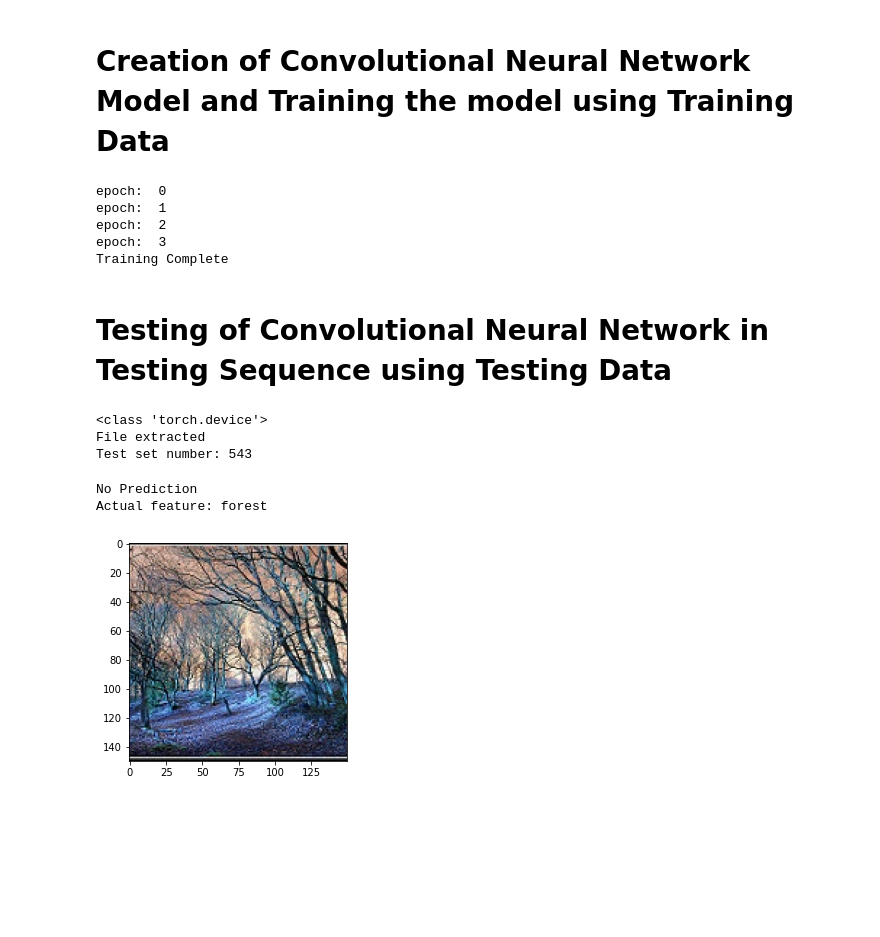
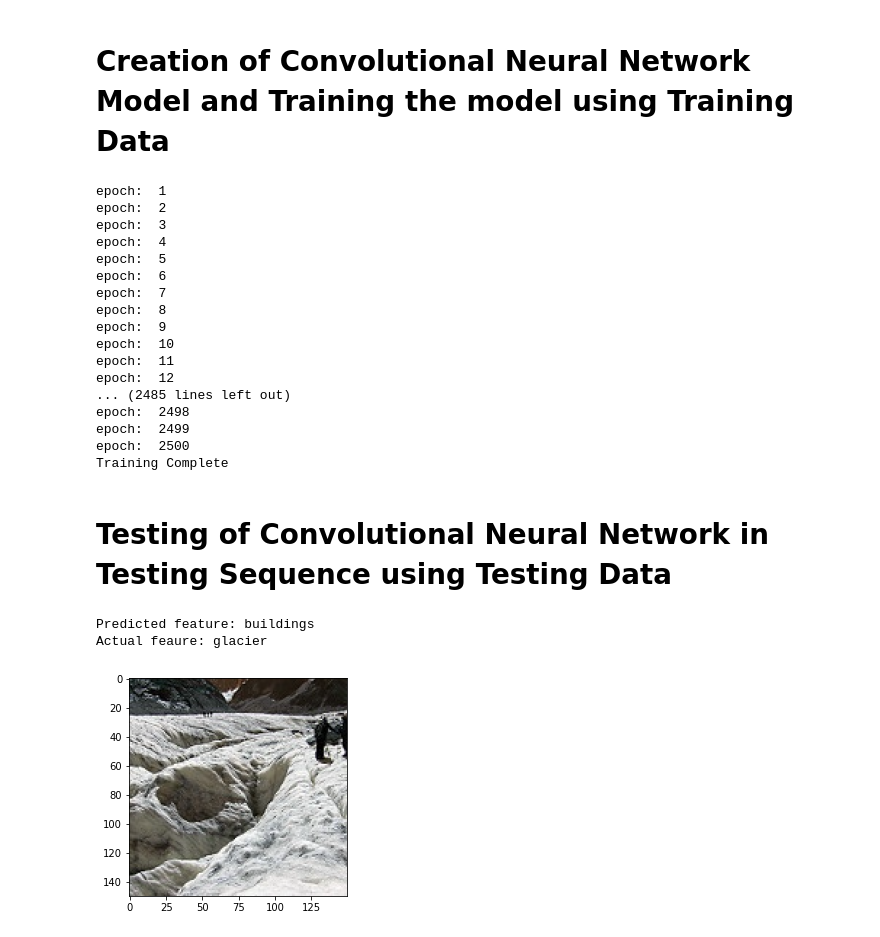
Before and after one commit to terminalai/bbcs-ai, a Jupyter notebook: ImageDetectionClassifier (4).ipynb, the cells around one changed output. Saved outputs shown, nothing was run; the diff lists cells and outputs as text; code cells hidden in the pictures; blank space fills up the shorter version.

Commit message:
Trained model with various epochs, updated code to work better in my notebook file.

```diff
--- a/ImageDetectionClassifier (4).ipynb
+++ b/ImageDetectionClassifier (4).ipynb
@@ -99,42 +92,50 @@ model = NeuralNetwork(input_features,hidden_feature_1,hidden_feature_2,output_fe
 criterion = nn.CrossEntropyLoss()
 learning_rate = 0.005
 optimiser = torch.optim.Adam(model.parameters(),lr=learning_rate)
-iterations = 3
-model.to(device)
+iterations = 5000
+model.to(device).eval()
 
-for epoch in range(iterations+1):
+for epoch in range(iterations):
   y_predicted = model(x)
   loss = criterion(y_predicted,y)
   loss.backward()
   optimiser.step()
-  print('epoch: ' , epoch)
-  if epoch == iterations:
+  print('epoch: ' , epoch+1)
+  if epoch+1 == iterations:
     print('Training Complete')
 
-torch.save(model,'/content/model')
+torch.save(model, os.getcwd() + r'\content\model\model5.pth')
 # %% [output]
-epoch:  0
 epoch:  1
 epoch:  2
 epoch:  3
+epoch:  4
+epoch:  5
+epoch:  6
+epoch:  7
+epoch:  8
+epoch:  9
+epoch:  10
+epoch:  11
+epoch:  12
+... (2485 lines left out)
+epoch:  2498
+epoch:  2499
+epoch:  2500
 Training Complete
 # %% [markdown]
 # **Testing of Convolutional Neural Network in Testing Sequence using Testing Data**
 # %%
 
-torch.load('/content/model')
-from zipfile import ZipFile
-file_path_zip_test = '/content/seg_test.zip'
-with ZipFile(file_path_zip_test, 'r') as zip:
-  zip.extractall()
-  print('File extracted')
+torch.load(os.getcwd() + r'\content\model\model4.pth')
+
 
 data_test = []
 data_color = []
 test_set = int(input('Test set number: '))
 
 def testing_data():
-  file_path = '/content/seg_test'
+  file_path = os.getcwd() + r'\content\seg_test'
   types = ['buildings','forest','glacier','mountain','sea','street']
   for category in types:
     class_num = types.index(category)
@@ -157,44 +158,42 @@ y_test = torch.zeros(1000,6)
 x_test = x_test.tolist()
 Y_test = data_test[:,1]
 Y_test = Y_test.tolist()
-x_test = torch.Tensor(x_test)
+x_test = torch.cuda.FloatTensor(x_test)
 x_test = x_test/255
-y_test_data = torch.Tensor(Y_test)
+y_test_data = torch.cuda.FloatTensor(Y_test)
+
 
 def test(x_test,Y_test):
   if model(x_test[test_set])[0] > 0.6:
     print('Predicted feature: buildings')
   elif model(x_test[test_set])[1] > 0.6:
     print('Predicted feature: forest')
   elif model(x_test[test_set])[2] > 0.6:
     print('Predicted feature: glacier')
   elif model(x_test[test_set])[3] > 0.6:
     print('Predicted feature: mountain')
   elif model(x_test[test_set])[4] > 0.6:
     print('Predicted feature: sea')
   elif model(x_test[test_set])[5] > 0.6:
     print('Predicted feature: street')
   else:
     print('No Prediction')
 
   if Y_test[test_set] == 0:
     print('Actual feature: buildings')
   elif Y_test[test_set] == 1:
     print('Actual feature: forest')
   elif Y_test[test_set] == 2:
     print('Actual feaure: glacier')
   elif Y_test[test_set] == 3:
     print('Actual feature: mountain')
   elif Y_test[test_set] == 4:
     print('Actual feature: sea')
   elif Y_test[test_set] == 5:
     print('Actual feature: street')
 
 test(x_test,Y_test)
 # %% [output]
-<class 'torch.device'>
-File extracted
-Test set number: 543
+Predicted feature: buildings
+Actual feaure: glacier
-No Prediction
-Actual feature: forest
-[figure, old version]
+[figure, new version]
```
Also changed, not shown: parts of 2 cells of this notebook, 9 other files.
